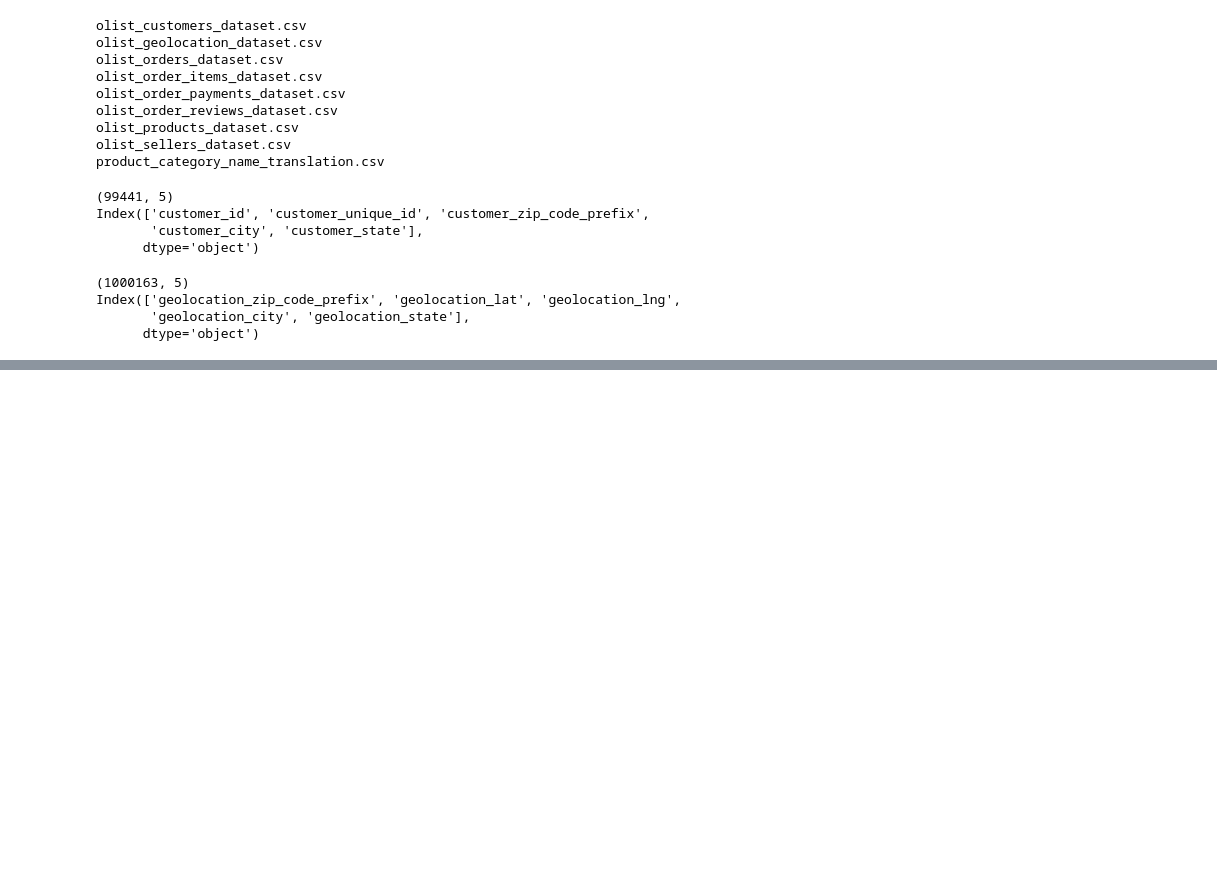
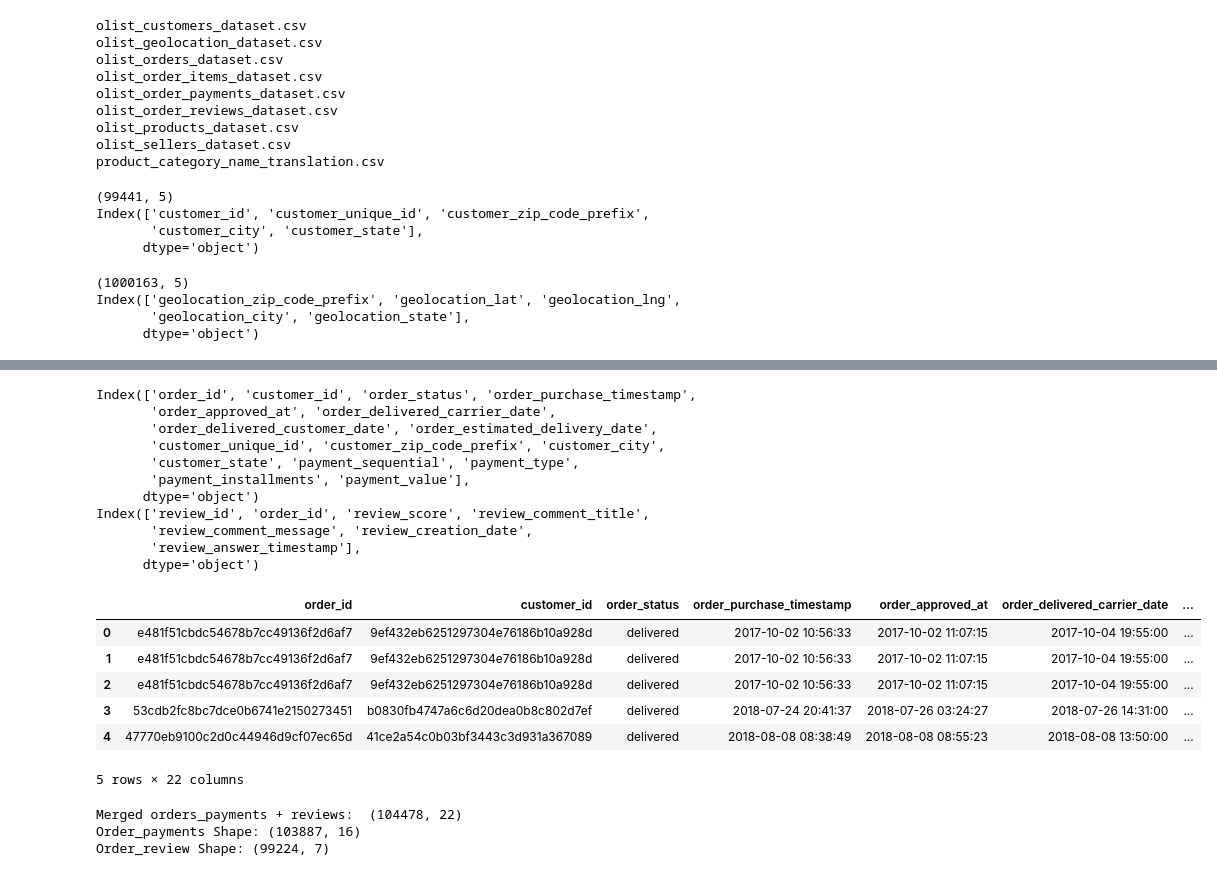
Before and after one commit to Cunyie08/Module-2, a Jupyter notebook: probability/my_code_book_probabilty.ipynb, the cells around one changed output, grey strips where cells are left out. Saved outputs shown, nothing was run; the diff lists cells and outputs as text; code cells hidden in the pictures; blank space fills up the shorter version.

```diff
--- a/probability/my_code_book_probabilty.ipynb
+++ b/probability/my_code_book_probabilty.ipynb
@@ -71,0 +324,36 @@ order_dataset = pd.read_csv(r"data_files/olist_orders_dataset.csv")
+# %%
+# 3. Payments + review (Checking the files for common columns)
+print(orders_payments.columns)
+print(order_reviews.columns)
+
+# Merging orders_payments with reviews
+orders_reviews = pd.merge(orders_payments, order_reviews, on='order_id', how='left')
+orders_reviews.head()
+# %% [output]
+Index(['order_id', 'customer_id', 'order_status', 'order_purchase_timestamp',
+       'order_approved_at', 'order_delivered_carrier_date',
+       'order_delivered_customer_date', 'order_estimated_delivery_date',
+       'customer_unique_id', 'customer_zip_code_prefix', 'customer_city',
+       'customer_state', 'payment_sequential', 'payment_type',
+       'payment_installments', 'payment_value'],
+      dtype='object')
+Index(['review_id', 'order_id', 'review_score', 'review_comment_title',
+       'review_comment_message', 'review_creation_date',
+       'review_answer_timestamp'],
+      dtype='object')
+|  | order_id | customer_id | order_status | order_purchase_timestamp | order_approved_at | order_delivered_carrier_date | ... |
+| 0 | e481f51cbdc54678b7cc49136f2d6af7 | 9ef432eb6251297304e76186b10a928d | delivered | 2017-10-02 10:56:33 | 2017-10-02 11:07:15 | 2017-10-04 19:55:00 | ... |
+| 1 | e481f51cbdc54678b7cc49136f2d6af7 | 9ef432eb6251297304e76186b10a928d | delivered | 2017-10-02 10:56:33 | 2017-10-02 11:07:15 | 2017-10-04 19:55:00 | ... |
+| 2 | e481f51cbdc54678b7cc49136f2d6af7 | 9ef432eb6251297304e76186b10a928d | delivered | 2017-10-02 10:56:33 | 2017-10-02 11:07:15 | 2017-10-04 19:55:00 | ... |
+| 3 | 53cdb2fc8bc7dce0b6741e2150273451 | b0830fb4747a6c6d20dea0b8c802d7ef | delivered | 2018-07-24 20:41:37 | 2018-07-26 03:24:27 | 2018-07-26 14:31:00 | ... |
+| 4 | 47770eb9100c2d0c44946d9cf07ec65d | 41ce2a54c0b03bf3443c3d931a367089 | delivered | 2018-08-08 08:38:49 | 2018-08-08 08:55:23 | 2018-08-08 13:50:00 | ... |
+5 rows × 22 columns
+# %%
+# Printing the shape of each columns
+print("Merged orders_payments + reviews: ", orders_reviews.shape)
+print("Order_payments Shape:",orders_payments.shape)
+print("Order_review Shape:",order_reviews.shape)
+# %% [output]
+Merged orders_payments + reviews:  (104478, 22)
+Order_payments Shape: (103887, 16)
+Order_review Shape: (99224, 7)
```
Also changed, not shown: parts of 44 cells of this notebook, 1 other file.
